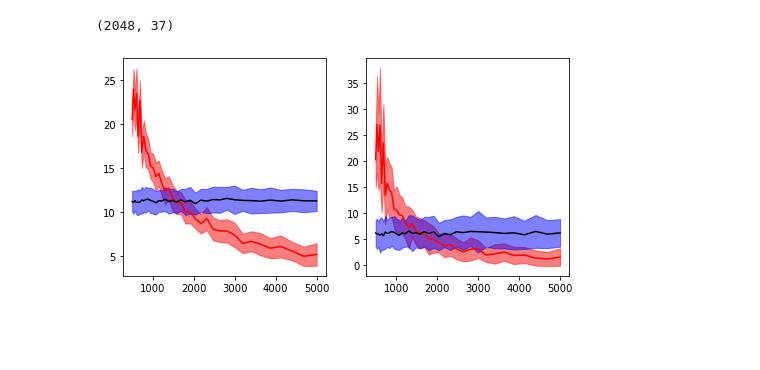
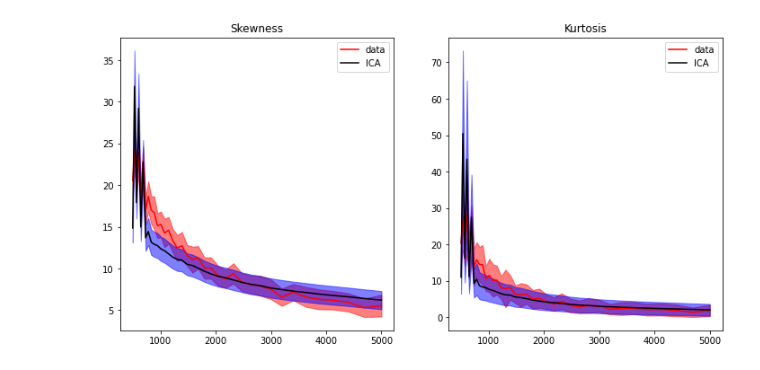
Before and after one commit to AlexandreAdam/FlowBasedLikelihoods, a Jupyter notebook: notebook/nongauss.ipynb, the cells around one changed output. Drawn from its saved outputs; the diff is of its cells as text; code cells hidden in the pictures; blank space fills up the shorter version.

```diff
--- a/notebook/nongauss.ipynb
+++ b/notebook/nongauss.ipynb
@@ -24,5 +30,5 @@ def standard_error_kurt(n):
 # %%
-data = pd.read_csv('powerspec.csv')
+data = pd.read_csv('../powerspec.csv')
 data.pop("Unnamed: 0")
 ell_bins = [f"ell{i}" for i in range(37)]
 ell = np.logspace(np.log10(500), np.log10(5000),37)
@@ -32,16 +38,13 @@ from sklearn.decomposition import FastICA
 from sklearn.neighbors import KernelDensity
 # %%
-transformer = FastICA(n_components=37,random_state=0, tol=0.0001, max_iter=200, algorithm='deflation')
+# transformer = FastICA(n_components=37, random_state=0, tol=0.001, max_iter=400)
+transformer = PCA(n_components=3)
 X = transformer.fit_transform(np.log(train_data))
-# %%
-X_transformed.sample(n_samples=n_samples).shape
-# %% [output]
-(2048, 37)
 # %%
 kde_list = []
 
 for i in range(X.shape[1]):
-    X_transformed = KernelDensity(kernel='gaussian', bandwidth=X.shape[0]**(-1/(X.shape[1]+4))).fit(X[i])
+    X_transformed = KernelDensity(kernel='gaussian', bandwidth=X.shape[0]**(-1/(X.shape[1]+4))).fit(X[:, i].reshape(-1, 1))
     kde_list.append(X_transformed)
 
 kde_list = np.array(kde_list)
@@ -65,8 +68,9 @@ for i in range(100):
 
     # Gmm was trained on log of data, so scale back to normal with np.exp
     #ind = np.random.randint(0,X_transformed.shape[0],n_samples)
-    = X_transformed.sample(n_samples=n_samples)
-    smp_gmm_data = np.exp()
+    X_ica = sample(n_samples, kde_list, transformer)
+    smp_gmm_data = np.exp(X_ica)
+#     smp_gmm_data = X_ica
     gmm_skew = skew(smp_gmm_data,axis=0)
     gmm_kurt = kurt(smp_gmm_data,axis=0)
 
@@ -94,19 +98,25 @@ std_t_skew_gmm = np.array(t_skew_gmm_set).std(axis=0)
 avg_t_kurt_gmm = np.array(t_kurt_gmm_set).mean(axis=0)
 std_t_kurt_gmm = np.array(t_kurt_gmm_set).std(axis=0)
 # %%
-fig, ax = plt.subplots(1, 2, figsize=(8, 4))
+fig, ax = plt.subplots(1, 2, figsize=(12, 6))
 
-ax[0].plot(ell,avg_t_skew_real,'r-')
+ax[0].plot(ell,avg_t_skew_real,'r-', label="data")
 ax[0].fill_between(ell,avg_t_skew_real+std_t_skew_real,avg_t_skew_real-std_t_skew_real,alpha=0.5,color='r')
-ax[0].plot(ell,avg_t_skew_gmm,'k-')
+ax[0].plot(ell,avg_t_skew_gmm,'k-', label="ICA")
 ax[0].fill_between(ell,avg_t_skew_gmm+std_t_skew_gmm,avg_t_skew_gmm-std_t_skew_gmm,alpha=0.5,color='b')
 
-ax[1].plot(ell,avg_t_kurt_real,'r-')
+ax[1].plot(ell,avg_t_kurt_real,'r-', label="data")
 ax[1].fill_between(ell,avg_t_kurt_real+std_t_kurt_real,avg_t_kurt_real-std_t_kurt_real,alpha=0.5,color='r')
-ax[1].plot(ell,avg_t_kurt_gmm,'k-')
+ax[1].plot(ell,avg_t_kurt_gmm,'k-', label="ICA")
 ax[1].fill_between(ell,avg_t_kurt_gmm+std_t_kurt_gmm,avg_t_kurt_gmm-std_t_kurt_gmm,alpha=0.5,color='b')
 
+ax[0].legend()
+ax[0].set_title("Skewness")
+
+ax[1].set_title("Kurtosis")
+ax[1].legend()
+
 plt.show()
 # %% [output]
-[figure, old version]
+[figure, new version]
 # %%
```
Also changed, not shown: parts of 5 cells of this notebook, 7 other files.
